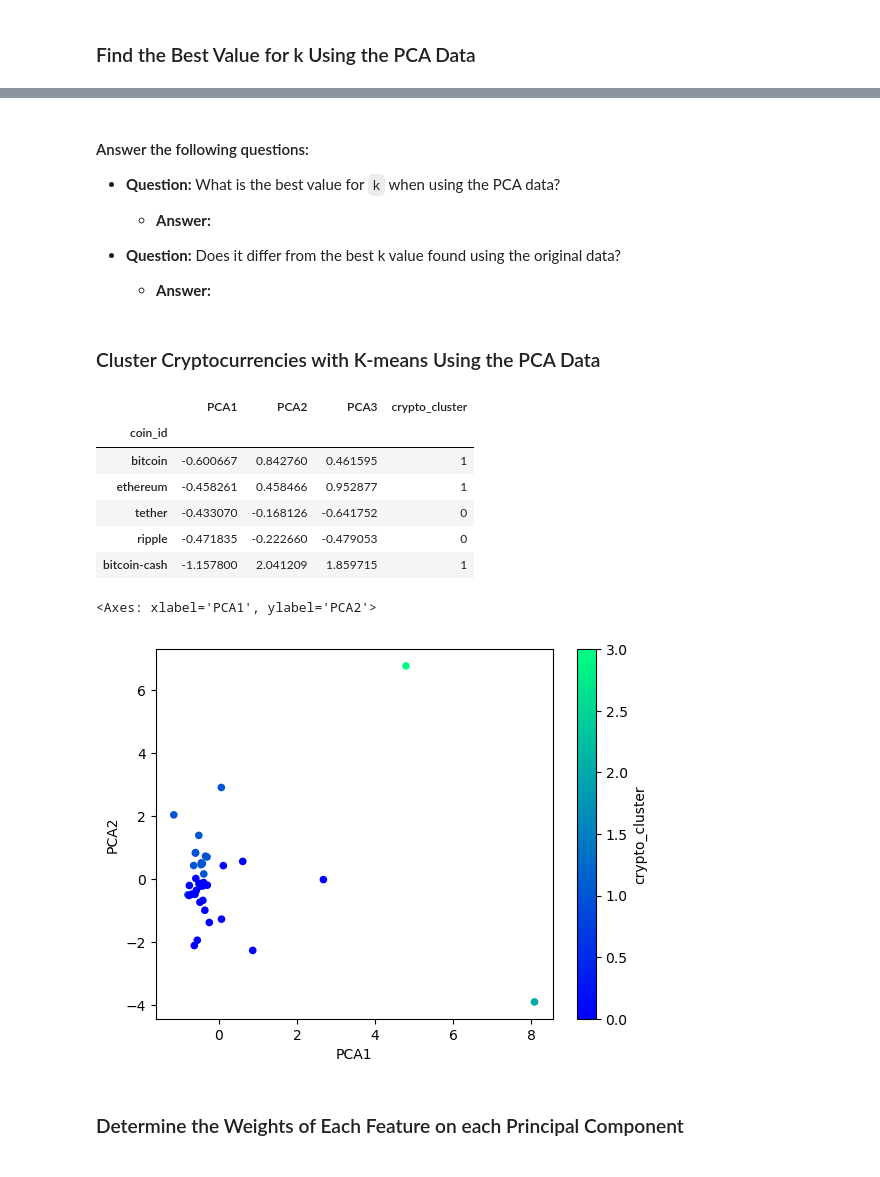
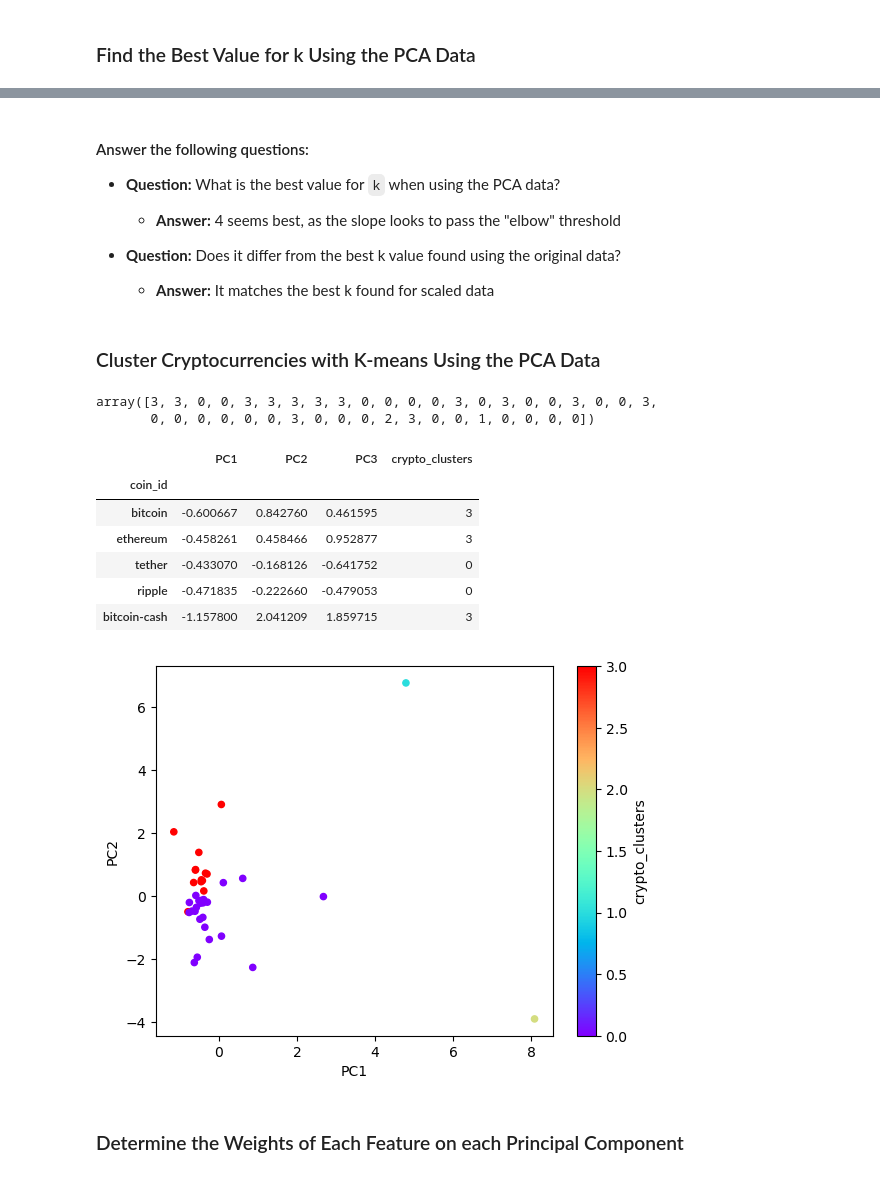
Before and after one commit to Rocker-Mitchell/CryptoClustering, a Jupyter notebook: Crypto_Clustering.ipynb, the cells around one changed output, grey strips where cells are left out. Saved outputs shown, nothing was run; the diff lists cells and outputs as text; code cells hidden in the pictures.

```diff
--- a/Crypto_Clustering.ipynb
+++ b/Crypto_Clustering.ipynb
@@ -227,45 +258,54 @@ array([0.3719856 , 0.34700813, 0.17603793])
 # %% [markdown]
 #### Answer the following questions:
-* **Question:** What is the best value for `k` when using the PCA data?
 
-  * **Answer:**
+- **Question:** What is the best value for `k` when using the PCA data?
 
+  - **Answer:** 4 seems best, as the slope looks to pass the "elbow" threshold
 
-* **Question:** Does it differ from the best k value found using the original data?
+- **Question:** Does it differ from the best k value found using the original data?
 
-  * **Answer:**
+  - **Answer:** It matches the best k found for scaled data
 # %% [markdown]
 ### Cluster Cryptocurrencies with K-means Using the PCA Data
 # %%
 # Initialize the K-Means model using the best value for k
+k_model_pca = KMeans(n_clusters=4, random_state=5)
 # %%
 # Fit the K-Means model using the PCA data
+_ = k_model_pca.fit(market_pca_df)
 # %%
 # Predict the clusters to group the cryptocurrencies using the PCA data
-
+market_pca_clusters = k_model_pca.predict(market_pca_df)
 
 # Print the resulting array of cluster values.
+market_pca_clusters
+# %% [output]
+array([3, 3, 0, 0, 3, 3, 3, 3, 3, 0, 0, 0, 0, 3, 0, 3, 0, 0, 3, 0, 0, 3,
+       0, 0, 0, 0, 0, 0, 3, 0, 0, 0, 2, 3, 0, 0, 1, 0, 0, 0, 0])
 # %%
 # Create a copy of the DataFrame with the PCA data
-
+market_pca_predictions_df = market_pca_df.copy()
 
 # Add a new column to the DataFrame with the predicted clusters
-
+market_pca_predictions_df["crypto_clusters"] = market_pca_clusters
 
 # Display sample data
+market_pca_predictions_df.head()
 # %% [output]
-|  | PCA1 | PCA2 | PCA3 | crypto_cluster |
+|  | PC1 | PC2 | PC3 | crypto_clusters |
 | coin_id |  |  |  |  |
-| bitcoin | -0.600667 | 0.842760 | 0.461595 | 1 |
-| ethereum | -0.458261 | 0.458466 | 0.952877 | 1 |
+| bitcoin | -0.600667 | 0.842760 | 0.461595 | 3 |
+| ethereum | -0.458261 | 0.458466 | 0.952877 | 3 |
 | tether | -0.433070 | -0.168126 | -0.641752 | 0 |
 | ripple | -0.471835 | -0.222660 | -0.479053 | 0 |
-| bitcoin-cash | -1.157800 | 2.041209 | 1.859715 | 1 |
+| bitcoin-cash | -1.157800 | 2.041209 | 1.859715 | 3 |
 # %%
-# Create a scatter plot using hvPlot by setting `x="PCA1"` and `y="PCA2"`.
+# Create a scatter plot using Pandas plot by setting `x="PCA1"` and `y="PCA2"`.
+_ = market_pca_predictions_df.plot.scatter(
+    x="PC1", y="PC2", c="crypto_clusters", colormap="rainbow"
+)
 # %% [output]
-<Axes: xlabel='PCA1', ylabel='PCA2'>
-[figure, old version]
+[figure, new version]
 # %% [markdown]
 ### Determine the Weights of Each Feature on each Principal Component
 # %%
```
Also changed, not shown: parts of 20 cells of this notebook, 2 other files.
